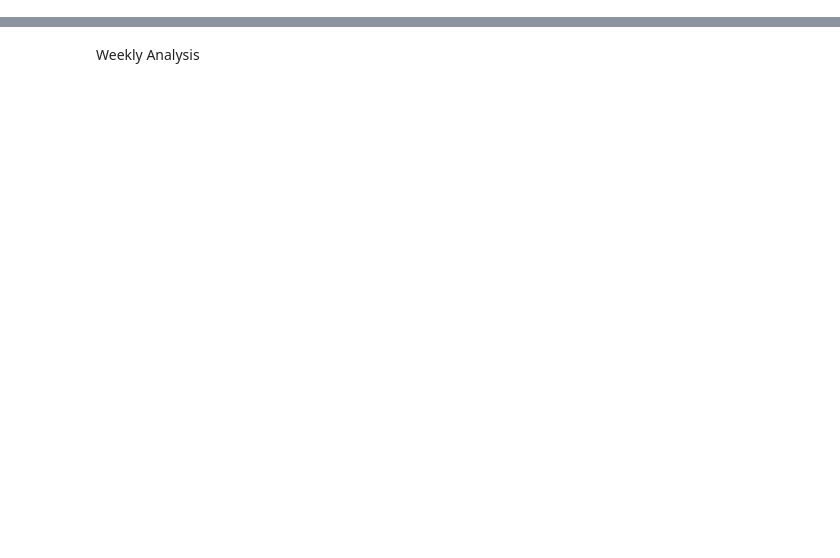
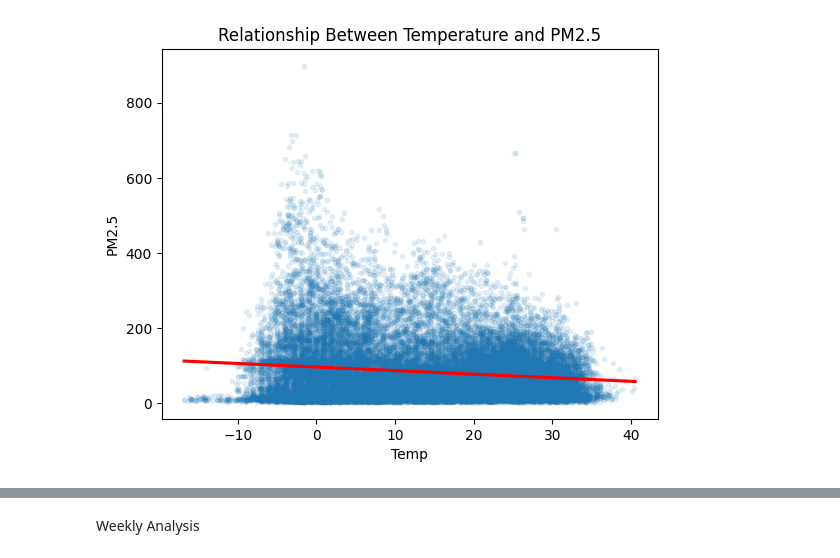
Before and after one commit to kavin-cmd/Air-Quality-forecasting, a Jupyter notebook: prediction_regression.ipynb, the cells around one changed output, grey strips where cells are left out. Drawn from its saved outputs; the diff is of its cells as text; code cells hidden in the pictures; blank space fills up the shorter version.

```diff
--- a/prediction_regression.ipynb
+++ b/prediction_regression.ipynb
@@ -247,0 +14,3 @@ for compound in compounds:
+# %%
+data = pd.read_csv("datasets/PRSA_Data_Aotizhongxin_20130301-20170228.csv")
+data
@@ -247,0 +132,29 @@ for compound in compounds:
+# %%
+# fill the null values in categorical columns with mode specific to certain column
+
+# fill in the missing data in the WinDir column with mode values according to the Station.
+unique_Station = pd.unique(data.Station)
+
+# find columns mode value in WinDir column according to Station column specific
+# Equalize the mode values of columns to the missing values
+temp_data = data.copy()  # set temp_data variable to avoid losing real data
+columns = ["WinDir"] # it can be add more column
+for c in unique_Station:
+
+    # create Station filter
+    Station_filtre = temp_data.Station == c
+
+    # filter data by Station
+    filtered_data = temp_data[Station_filtre]
+
+    # find mode for WinDir specific to Station
+    for column in columns:
+        mode = statistics.mode(filtered_data[column])
+        filtered_data[column] = filtered_data[column].fillna(mode)
+        print(f"Missing Value in {column} column fill with {mode} when Station:{c}")
+
+    # Synchronize data filled with missing values in WinDir to data temporary
+    temp_data[Station_filtre] = filtered_data
+
+# equate the deprecated temporary data to the real data variable
+data = temp_data.copy()
@@ -247,0 +163,4 @@ for compound in compounds:
+# %%
+# creating date field for further analysis by extracting day of the week, month etc.
+data['Date']=pd.to_datetime(data[['Year', 'Month', 'Day']])
+data.tail()
@@ -247,0 +180,3 @@ for compound in compounds:
+# %%
+data['DayNames'] = data['Date'].apply(lambda x: findDay(x))
+data.head()
@@ -247,0 +256,6 @@ for compound in compounds:
+# %%
+sns.regplot(x='Temp', y='PM2.5', data=data, marker=".", scatter_kws={'alpha':0.1}, line_kws={'color':"red"})
+plt.title('Relationship Between Temperature and PM2.5')
+plt.show()
+# %% [output]
+[figure, added]
```
Also changed, not shown: parts of 62 cells of this notebook, 20 other files.
